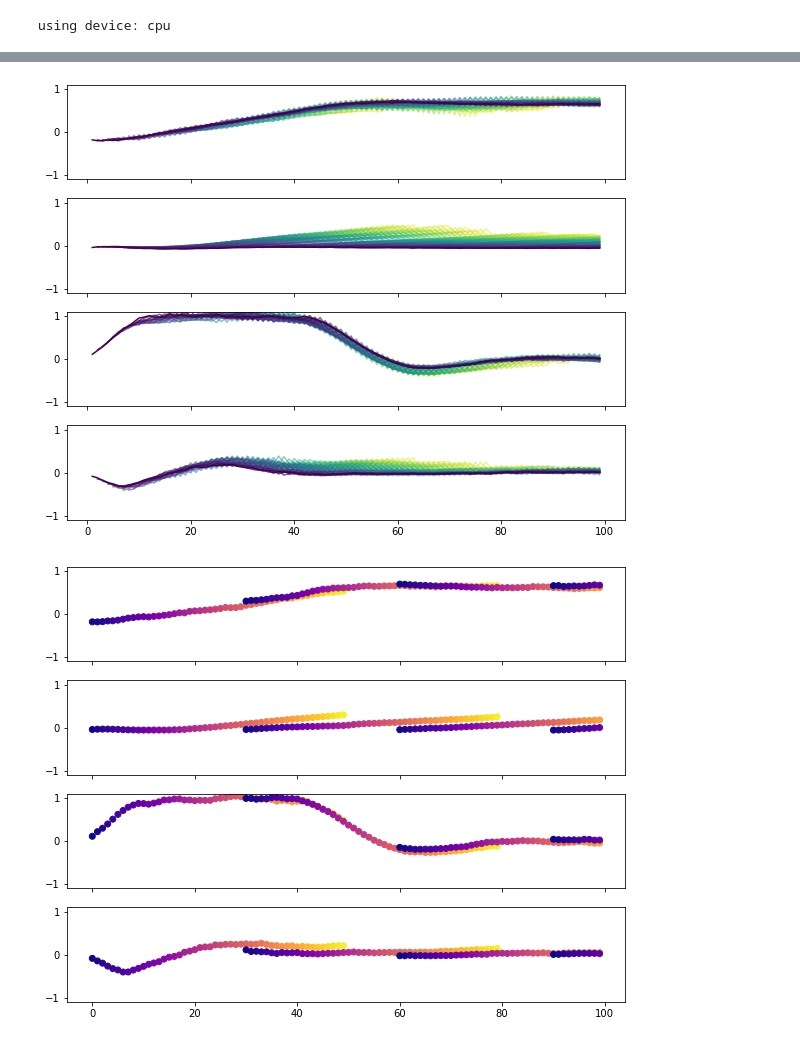
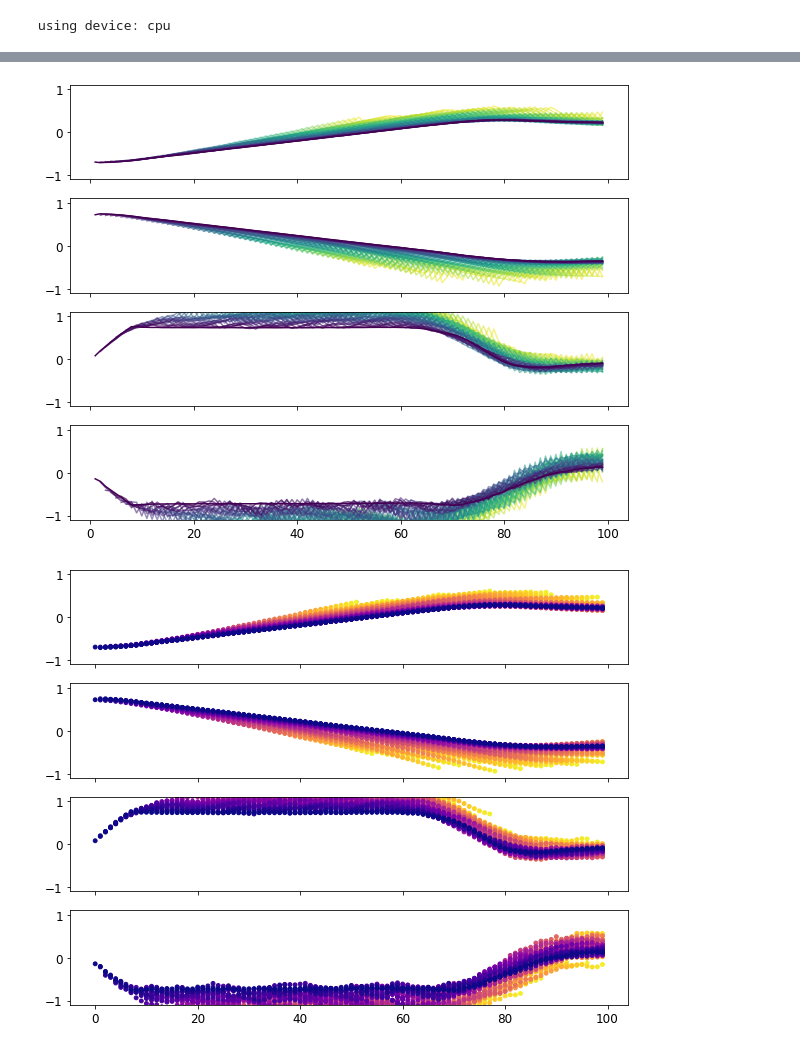
Before and after one commit to jhuebotter/predictive_control, a Jupyter notebook: notebooks/brunton_test.ipynb, the cells around one changed output, grey strips where cells are left out. Drawn from its saved outputs; the diff is of its cells as text; code cells hidden in the pictures.

```diff
--- a/notebooks/brunton_test.ipynb
+++ b/notebooks/brunton_test.ipynb
@@ -23,6 +24,6 @@ print("using device:", device)
 # %% [output]
 using device: cpu
 # %%
-load_dir = "/Users/u371174/projects/predictive_control/results/debug/plane/tester2"
+load_dir = "results/debug/plane/tester_move"
 config = get_config(Path(load_dir, 'config.yaml'))
 # %% [output]
@@ -45,7 +46,7 @@ entity: jhuebotter
   json: null
 # %%
-env = make_env(config)
-env.moving_target = 0.0
+env = make_env(config['task'])
+env.angle = 60
 
 transitionnet = make_transition_model(env, config['transition']['model']).to(device)
 policynet = make_policy_model(env, config['policy']['model']).to(device)
@@ -87,12 +94,12 @@ def create_episode(env, transitionnet, policynet, steps: int = 100):
         if len(action.shape) == 3:
             action.squeeze_(0)
         a = action[0].detach().cpu().numpy().clip(env.action_space.low, env.action_space.high)
-        next_observation, target, done, info = env.step(a)
+        next_observation, target, reward, done, info = env.step(a)
         next_observation = torch.tensor(next_observation, device=device, dtype=torch.float32).unsqueeze(0)
         target = torch.tensor(target, device=device, dtype=torch.float32).unsqueeze(0)
 
         # save transition for later
-        transition = (observation[0], target, action.detach()[0], next_observation[0])
+        transition = (observation[0], target, action.detach()[0], reward, next_observation[0])
         episode.append(transition)
 
         # advance to next step
@@ -102,7 +109,7 @@ def create_episode(env, transitionnet, policynet, steps: int = 100):
 
     return episode
 
-episode = create_episode(env, transitionnet, policynet, steps=100)
+episode = create_episode(env, transitionnet, policynet, steps=200)
 # %%
 def plot_episode(episode: list):\
 
@@ -120,5 +127,5 @@ plot_episode(episode)
 # %%
-def make_predictions(episode, transitionnet, h: int = 100):\
+def make_predictions(episode, transitionnet, h: int = 100, deterministic=True):\
 
     n = len(episode)
     observations = torch.stack([step[0] for step in episode]).unsqueeze(0).transpose(0, 1)
@@ -132,7 +139,10 @@ def make_predictions(episode, transitionnet, h: int = 100):\
         transitionnet.update_state(hidden_state)
         mu_pred, logvar_pred = transitionnet(observations[i], actions[i])
         hidden_state = transitionnet.get_state()
-        delta_pred = rp(mu_pred, logvar_pred)
+        if deterministic:
+            delta_pred = mu_pred
+        else:
+            delta_pred = rp(mu_pred, logvar_pred)
         state_pred = current_observation + delta_pred
 
         predictions[i, 0] = state_pred
@@ -165,25 +175,25 @@ def plot_predictions(predictions):\
 
 plot_predictions(predictions)
 # %% [output]
-[figure, old version]
+[figure, new version]
 # %%
 def plot_predictions2(predictions):\
 
     n, h, d = predictions.shape
     predictions = predictions.detach().numpy()
     fig, ax = plt.subplots(d, figsize=(10, 8), sharex=True, sharey=True)
     plt.ylim(-1.1, 1.1)
     for i in range(d):
-        for j in np.arange(0, n, 30):
+        for j in np.arange(0, n, 1):
             max_ = np.min([h, n-j])
             idx = np.arange(0., 1., 1./(h))
-            ax[i].scatter(np.arange(j, np.min([j+h, n])), predictions[j, :max_, i], c=cm.plasma(idx[:max_]))#, cmap='plasma')
+            ax[i].scatter(np.arange(j, np.min([j+h, n])), predictions[j, :max_, i], c=cm.plasma(idx[:max_]), s=15)#, cmap='plasma')
 
     plt.show()
 
 plot_predictions2(predictions)
 # %% [output]
-[figure, old version]
+[figure, new version]
 # %%
 def make_animation(episode, transitionnet, h: int = 100, fps: float = 50.):\
 
```
Also changed, not shown: parts of 8 cells of this notebook, 22 other files.
